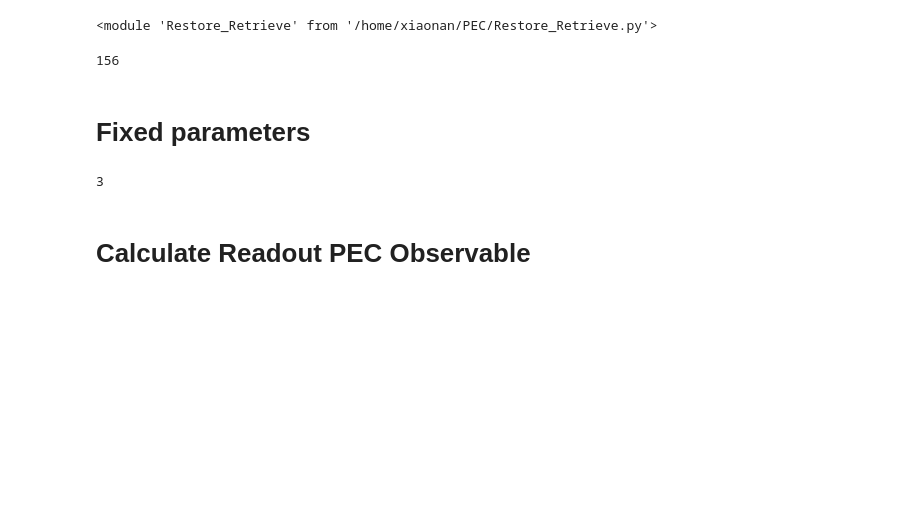
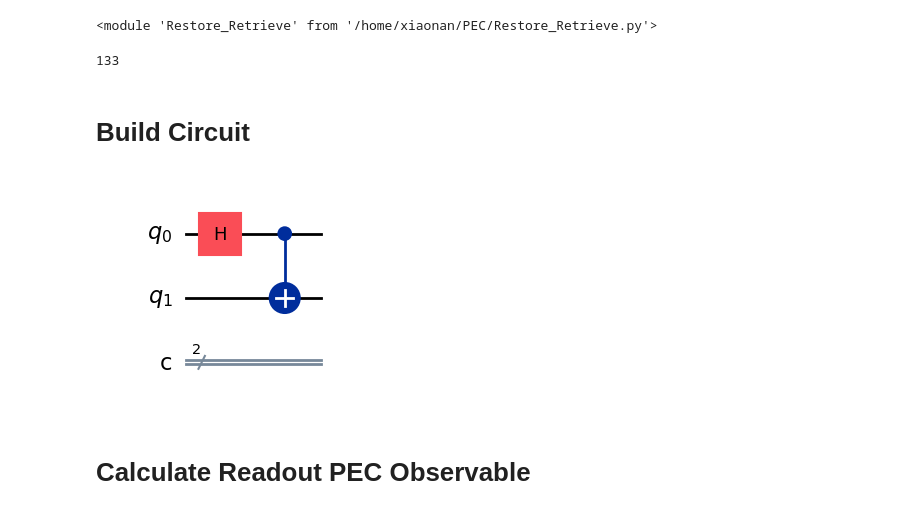
Before and after one commit to XiaoNan-OK/PEC, a Jupyter notebook: BellState_PEC.ipynb, the cells around one changed output. Cells and saved outputs as stored; diff of their text form; code cells hidden in the pictures; blank space fills up the shorter version.

```diff
--- a/BellState_PEC.ipynb
+++ b/BellState_PEC.ipynb
@@ -30,14 +45,13 @@ device, noise_model, service = pec.load_ibm_backend(token, instance, device)
 # %%
 backend = AerSimulator.from_backend(device)
 backend_options = {
+    # "method": "automatic",
     "noise_model": noise_model,
     "basis_gates": noise_model.basis_gates,
     "coupling_map": device.configuration().coupling_map,
     # parallelism knobs
-    "max_parallel_threads": 0,
-    "max_parallel_experiments": 8,
-    "max_parallel_shots": 0,
-    "max_memory_mb": 20000
+    # "max_parallel_threads": 0,
+    # "max_parallel_experiments":32
     # "device": "GPU",  # if you have qiskit-aer-gpu
 }
 run_options = {
@@ -52,20 +66,20 @@ estimator = EstimatorV2(
         # "default_precision": 0.0,  # if you want deterministic path where applicable
     }
 )
-
+estimator.mode=backend
 backendqubitNum = backend.num_qubits
 print(backendqubitNum)
 # %% [output]
-156
+133
 # %% [markdown]
-# Fixed parameters
+# Build Circuit
 # %%
-Bell_circuit = QuantumCircuit(qreg, creg)
+Bell_circuit = QuantumCircuit(2, 2)
 Bell_circuit.h(0)
 Bell_circuit.cx(0, 1)
 Bell_circuit.draw('mpl')
 # %% [output]
-3
+[figure, added]
 # %% [markdown]
 # Calculate Readout PEC Observable
 # %%
```
Also changed, not shown: parts of 36 cells of this notebook, 28 other files.
